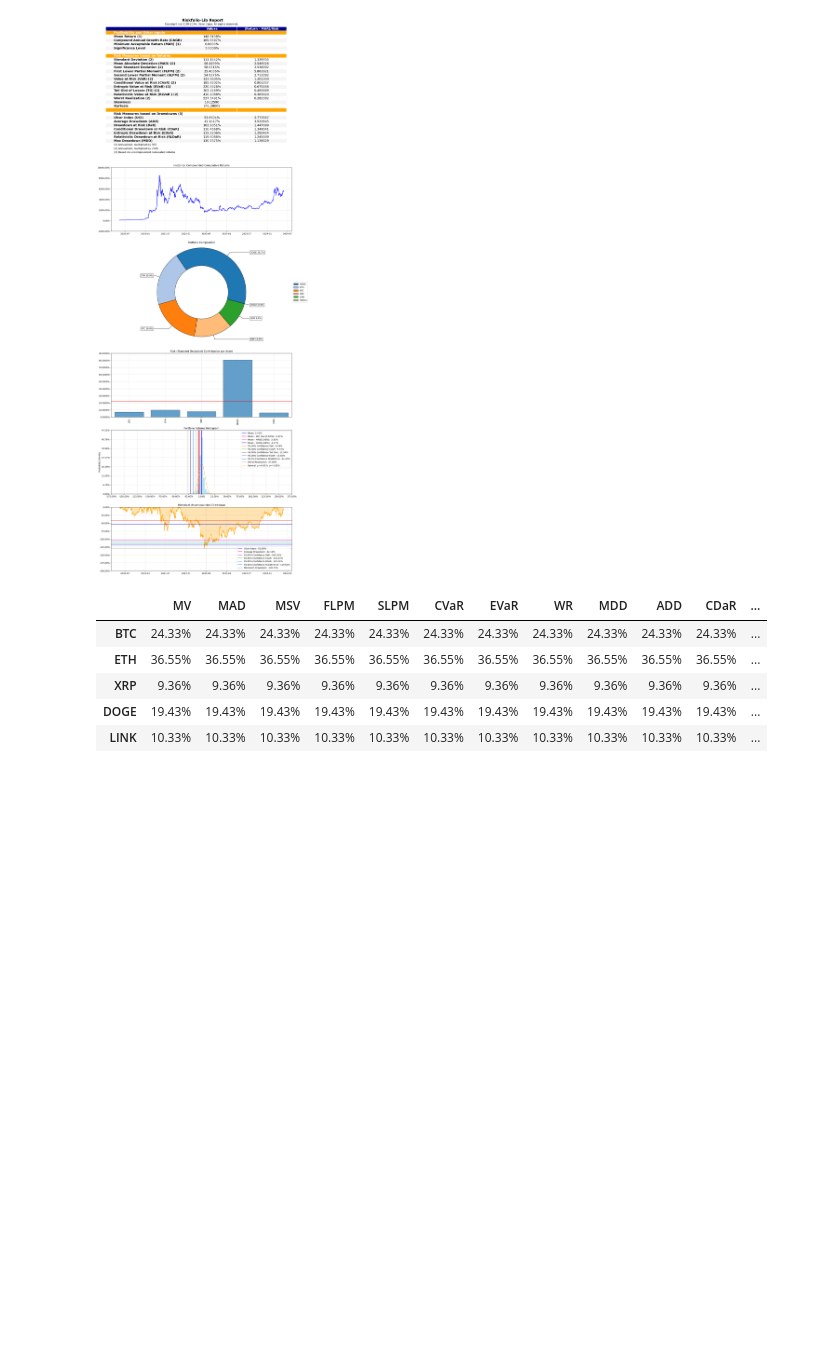
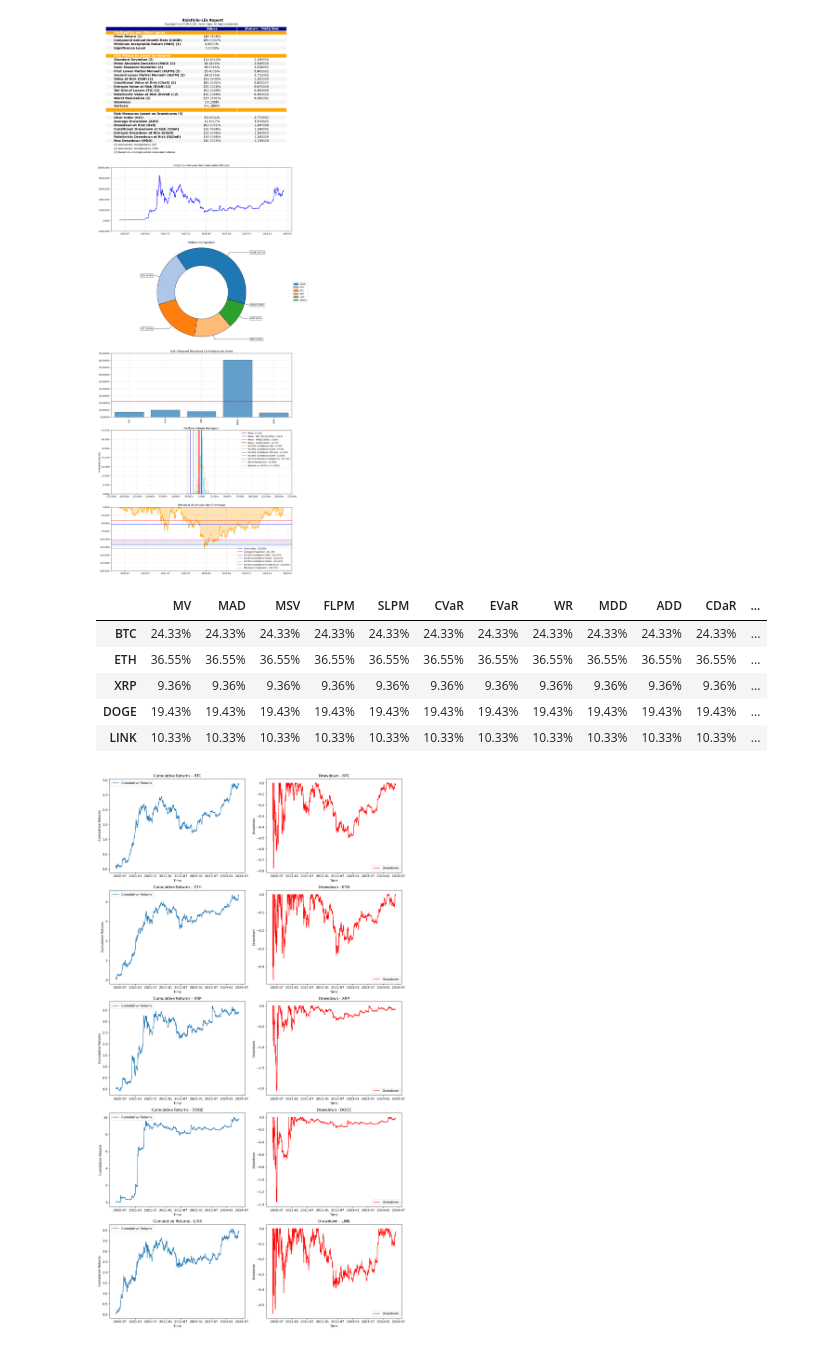
Before and after one commit to bamarasingam/meme_portfolio, a Jupyter notebook: medium/riskfolio_port-medium.ipynb, the cells around one changed output. Saved outputs shown, nothing was run; the diff lists cells and outputs as text; code cells hidden in the pictures; blank space fills up the shorter version.

```diff
--- a/medium/riskfolio_port-medium.ipynb
+++ b/medium/riskfolio_port-medium.ipynb
@@ -175,3 +175,45 @@ w_s.style.format("{:.2%}").background_gradient(cmap='YlGn')
 | XRP | 9.36% | 9.36% | 9.36% | 9.36% | 9.36% | 9.36% | 9.36% | 9.36% | 9.36% | 9.36% | 9.36% | ... |
 | DOGE | 19.43% | 19.43% | 19.43% | 19.43% | 19.43% | 19.43% | 19.43% | 19.43% | 19.43% | 19.43% | 19.43% | ... |
 | LINK | 10.33% | 10.33% | 10.33% | 10.33% | 10.33% | 10.33% | 10.33% | 10.33% | 10.33% | 10.33% | 10.33% | ... |
+# %%
+#Checking max draw down using my own formula
+
+def plot_cumulative_returns_and_drawdown(returns):
+    # Number of assets
+    num_assets = len(returns.columns)  # All columns represent assets
+
+    # Create subplots
+    fig, axes = plt.subplots(num_assets, 2, figsize=(14, 5 * num_assets))
+
+    for i, column in enumerate(returns.columns):  # Iterate over each asset
+        asset_returns = returns[column]
+
+        # Calculate cumulative returns
+        cumulative_returns = np.cumsum(asset_returns)
+
+        # Calculate peak returns
+        peak = np.maximum.accumulate(cumulative_returns)
+
+        # Calculate drawdown
+        drawdown = (cumulative_returns - peak) / peak
+
+        # Plot cumulative returns
+        axes[i, 0].plot(cumulative_returns, label='Cumulative Returns')
+        axes[i, 0].set_title(f'Cumulative Returns - {column}')
+        axes[i, 0].set_xlabel('Time')
+        axes[i, 0].set_ylabel('Cumulative Returns')
+        axes[i, 0].legend()
+
+        # Plot drawdown
+        axes[i, 1].plot(drawdown, label='Drawdown', color='red')
+        axes[i, 1].set_title(f'Drawdown - {column}')
+        axes[i, 1].set_xlabel('Time')
+        axes[i, 1].set_ylabel('Drawdown')
+        axes[i, 1].legend()
+
+    plt.tight_layout()
+    plt.show()
+
+plot_cumulative_returns_and_drawdown(returns)
+# %% [output]
+[figure, added]
```
Also changed, not shown: parts of 2 cells of this notebook.
